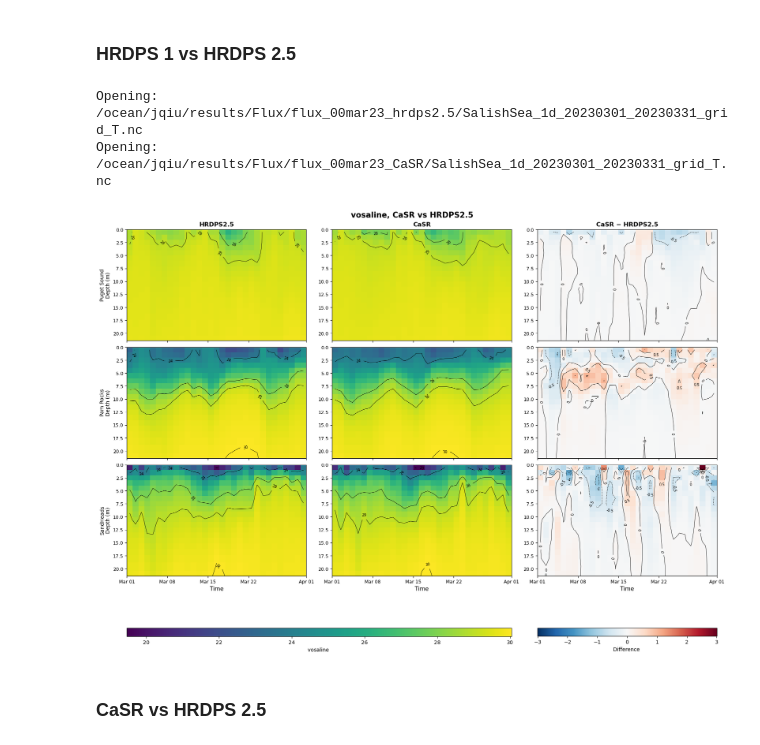
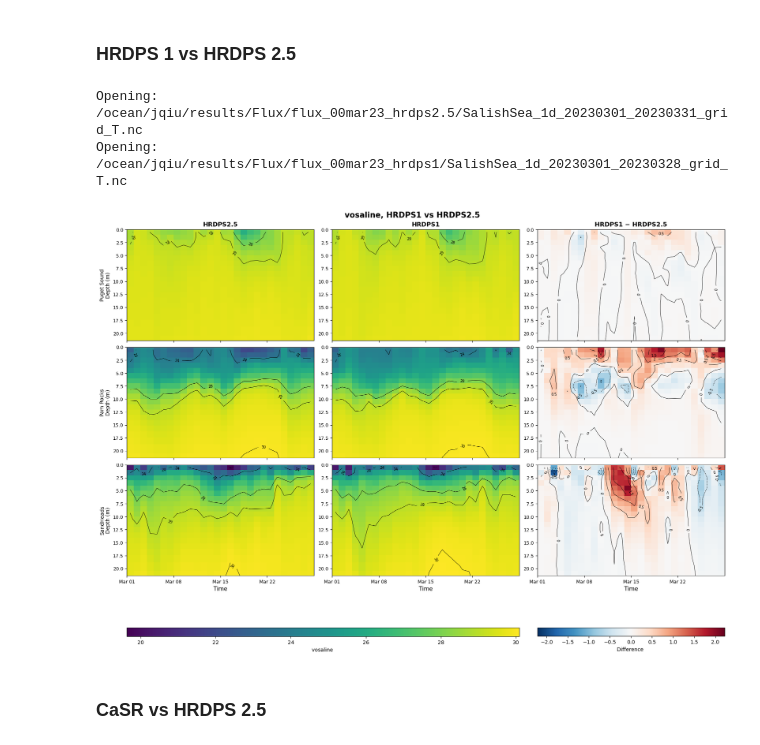
Before and after one commit to SalishSeaCast/analysis-junqi, a Jupyter notebook: Analysis_Atmospheric_Forcing/Analysis_results_comparison/Analysis_Profiles/Profiles_Mar.ipynb, the cells around one changed output. Drawn from its saved outputs; the diff is of its cells as text; code cells hidden in the pictures.

```diff
--- a/Analysis_Atmospheric_Forcing/Analysis_results_comparison/Analysis_Profiles/Profiles_Mar.ipynb
+++ b/Analysis_Atmospheric_Forcing/Analysis_results_comparison/Analysis_Profiles/Profiles_Mar.ipynb
@@ -1958,7 +1958,7 @@ from pathlib import Path
 # ============================================================
 
 MONTH = "Mar"
-EXPERIMENT = "CaSR"       # HRDPS1 / CaSR / HRDPS10
+EXPERIMENT = "HRDPS1"       # HRDPS1 / CaSR / HRDPS10
 REFERENCE = "HRDPS2.5"
 
 VARIABLE = "vosaline"       # votemper / vosaline / nitrate
@@ -2351,35 +2351,35 @@ def plot_comparison():
         aspect=22
     )
     cbar_diff.set_label(
         f"Difference ", fontsize=10
     )
 
     fig.suptitle(
         f"{VARIABLE}, "
         f"{EXPERIMENT} vs {REFERENCE}",
         fontsize=15,
         fontweight="bold"
     )
 
 
 
     plt.show()
 
     ds_ref.close()
     ds_exp.close()
 
     return fig, axes
 
 
 # ============================================================
 # 7. RUN
 # ============================================================
 
 fig, axes = plot_comparison()
 # %% [output]
 Opening: /ocean/jqiu/results/Flux/flux_00mar23_hrdps2.5/SalishSea_1d_20230301_20230331_grid_T.nc
-Opening: /ocean/jqiu/results/Flux/flux_00mar23_CaSR/SalishSea_1d_20230301_20230331_grid_T.nc
+Opening: /ocean/jqiu/results/Flux/flux_00mar23_hrdps1/SalishSea_1d_20230301_20230328_grid_T.nc
-[figure, old version]
+[figure, new version]
 # %% [markdown]
 ### CaSR vs HRDPS 2.5
 # %%
```
Also changed, not shown: parts of 5 cells of this notebook.
